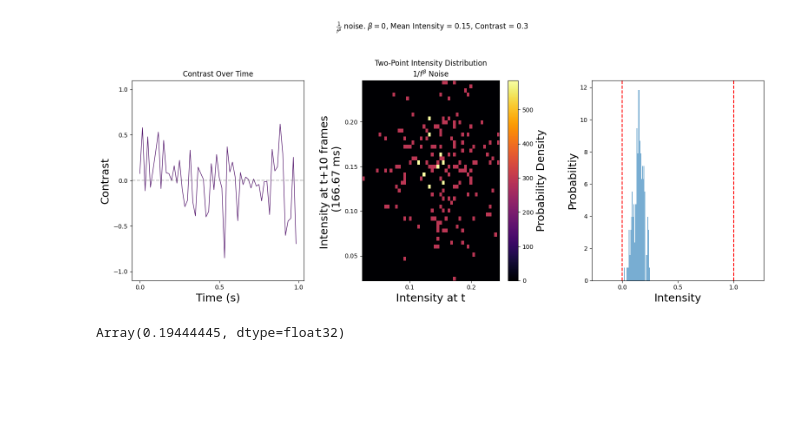
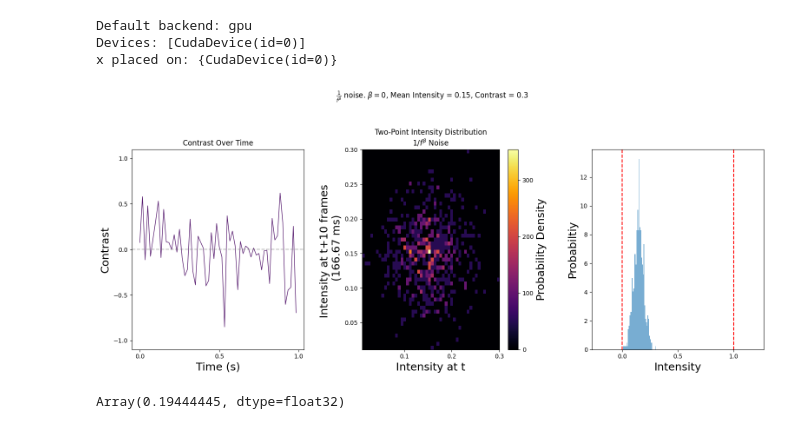
Before and after one commit to guardomayas/jaxley_rgc, a Jupyter notebook: sim_RGC.ipynb, the cells around one changed output. Cells and saved outputs as stored; diff of their text form; code cells hidden in the pictures; blank space fills up the shorter version.

```diff
--- a/sim_RGC.ipynb
+++ b/sim_RGC.ipynb
@@ -33,36 +61,47 @@ WARNING:2026-02-17 15:51:59,017:jax._src.xla_bridge:876: An NVIDIA GPU may be pr
+# %%
+import jax, jax.numpy as jnp
+print("Default backend:", jax.default_backend())
+print("Devices:", jax.devices())
+
+x = jnp.arange(10)
+print("x placed on:", x.devices() if hasattr(x, "devices") else x.device())
+# %% [output]
+Default backend: gpu
+Devices: [CudaDevice(id=0)]
+x placed on: {CudaDevice(id=0)}
 # %%
 from utils.stim_utils import generate_1_f_noise, plot_stim
 # %%
 beta= 0
 mean_intensity = 0.15
 desired_contrast = 0.3
 stim_duration = 1
-trials = 3
+trials = 10
 frame_rate = 60
 frame_dwell = 1
 tau = 10
 
 all_noise = []
 all_contrast = []
 for trial in range(trials):
     noise, contrast = generate_1_f_noise(
         beta, frame_rate * stim_duration, frame_rate,
         frame_dwell, mean_intensity, desired_contrast,
         noise_seed=trial)
     all_noise.append(noise)
     all_contrast.append(contrast)
 
 noise_t = jnp.concatenate(all_noise)
 contrast_t = jnp.concatenate(all_contrast)
 stim = jnp.array(all_contrast)
 
 plot_stim(noise_t=noise_t, contrast_mat=stim,
           beta=beta,
           mean_intensity=mean_intensity,
           desired_contrast=desired_contrast,
           tau=10, frame_rate=60, figsize=(16,7))
 # %% [output]
-[figure, old version]
+[figure, new version]
 # %%
 def softplus_inv(y, eps=1e-8):
     y = jnp.asarray(y, dtype=jnp.float32)
```
Also changed, not shown: parts of 23 cells of this notebook.
